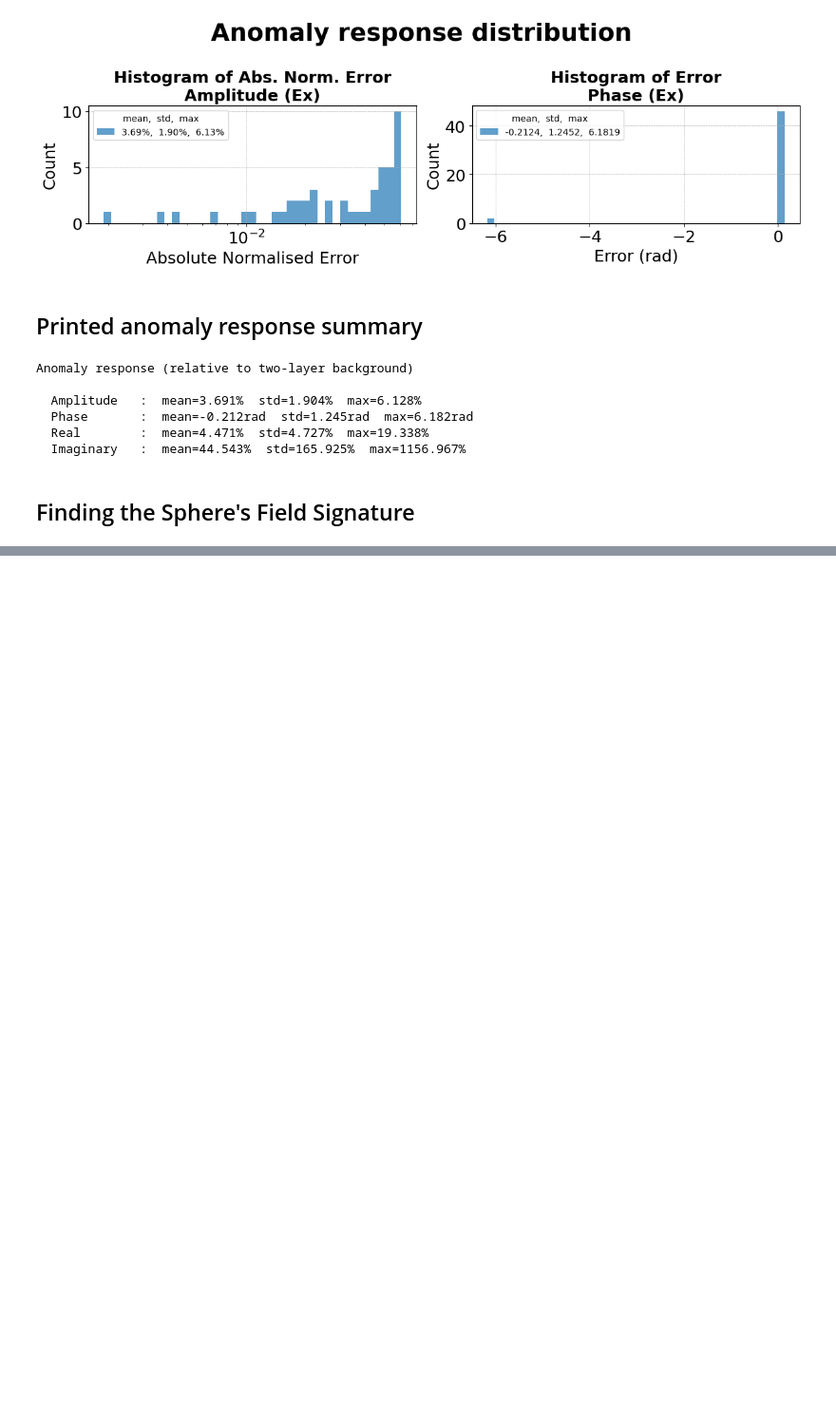
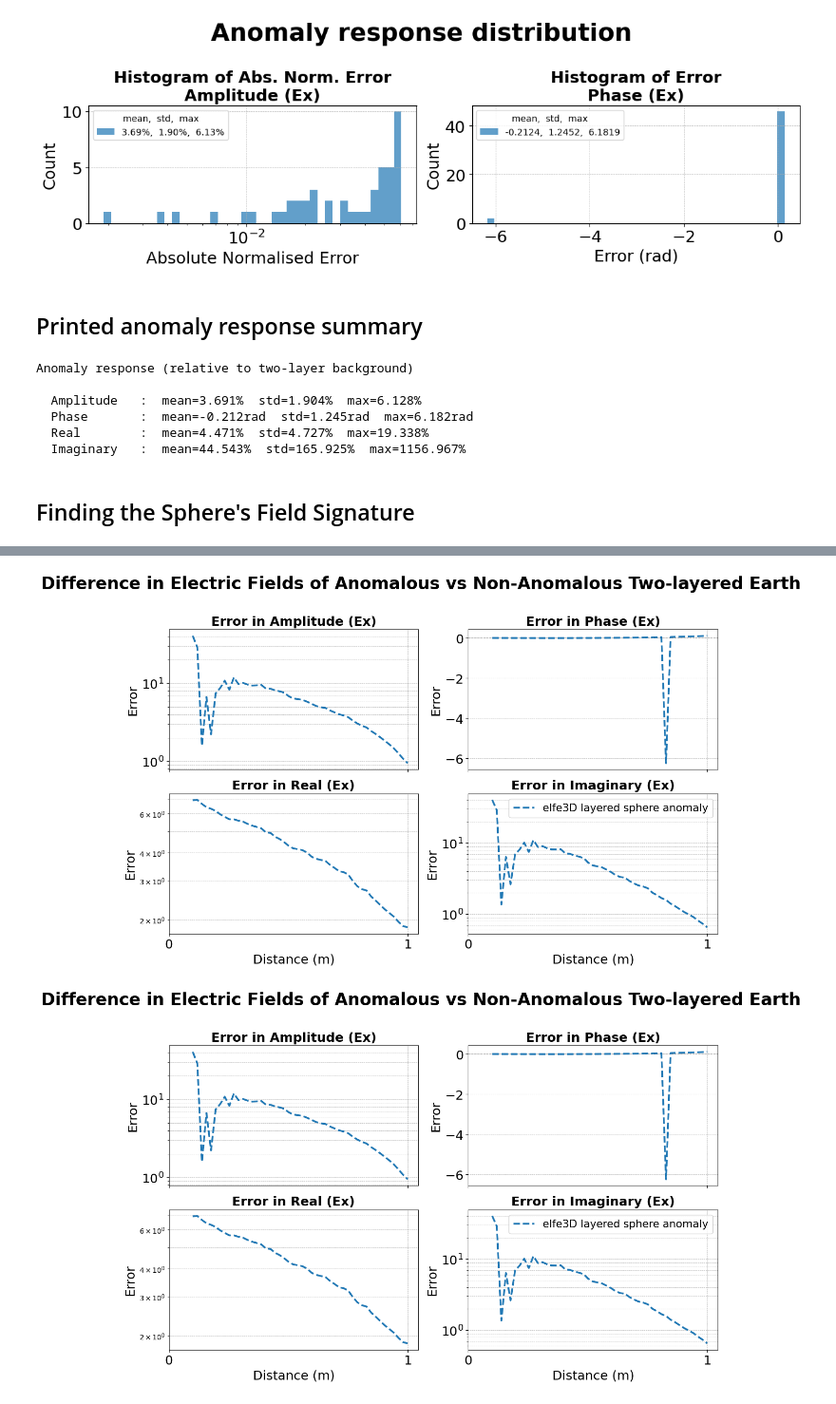
Before and after one commit to emsig/elfe3D_GPR, a Jupyter notebook: examples/04_anomalous_earth/anomaly_sphere.ipynb, the cells around one changed output, grey strips where cells are left out. Shown at 95% size. Cells and saved outputs as stored; diff of their text form; code cells hidden in the pictures; blank space fills up the shorter version.

```diff
--- a/examples/04_anomalous_earth/anomaly_sphere.ipynb
+++ b/examples/04_anomalous_earth/anomaly_sphere.ipynb
@@ -271,0 +271,5 @@ ReceiverLineErrorPlot([ef], reference=tl).plot(suptitle="Difference in Electric
+# %%
+ReceiverLineSimpleErrorPlot([ef], reference=tl).plot(suptitle="Difference in Electric Fields of Anomalous vs Non-Anomalous Two-layered Earth")
+# %% [output]
+[figure, added]
+[figure, added]
```
Also changed, not shown: parts of 6 cells of this notebook, 6 other files.
